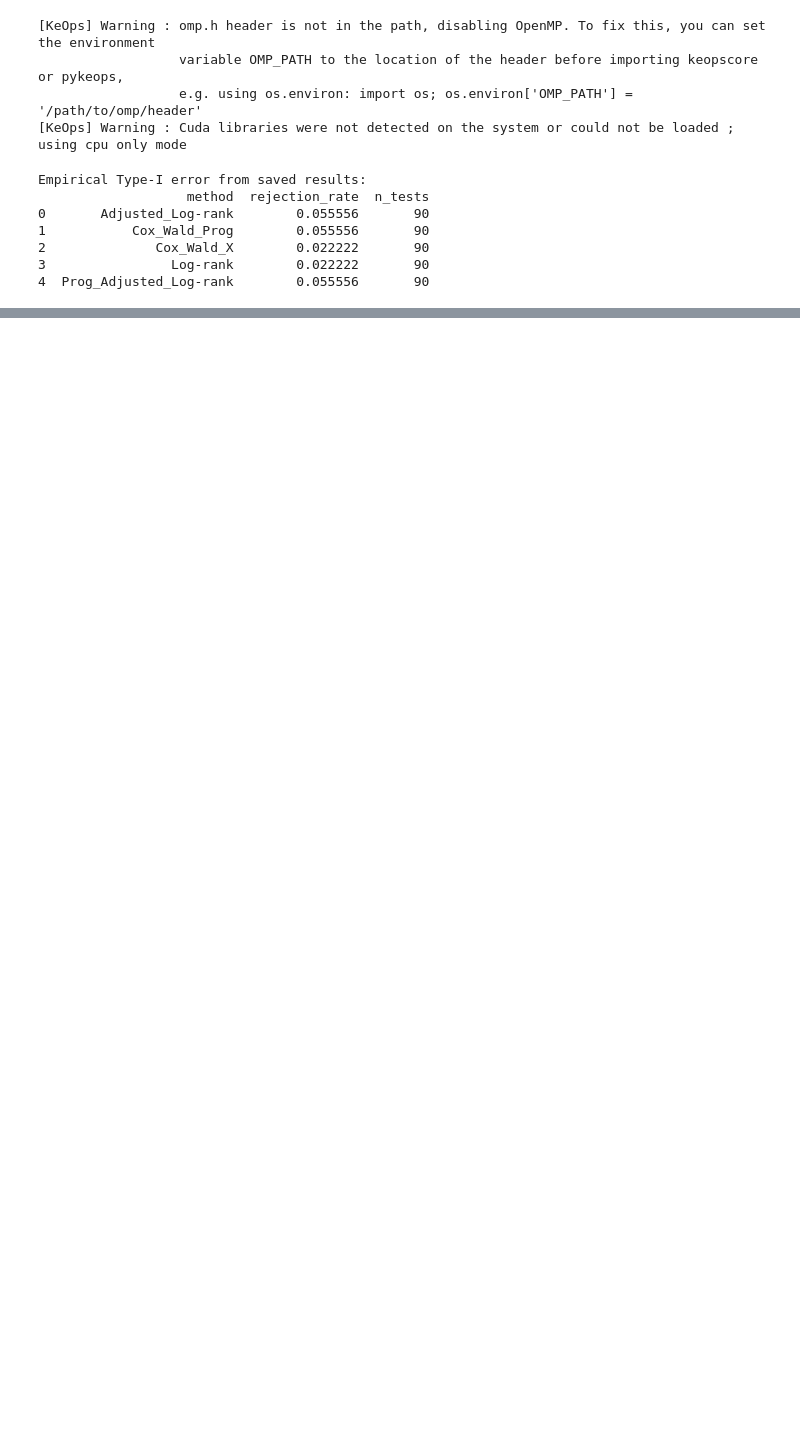
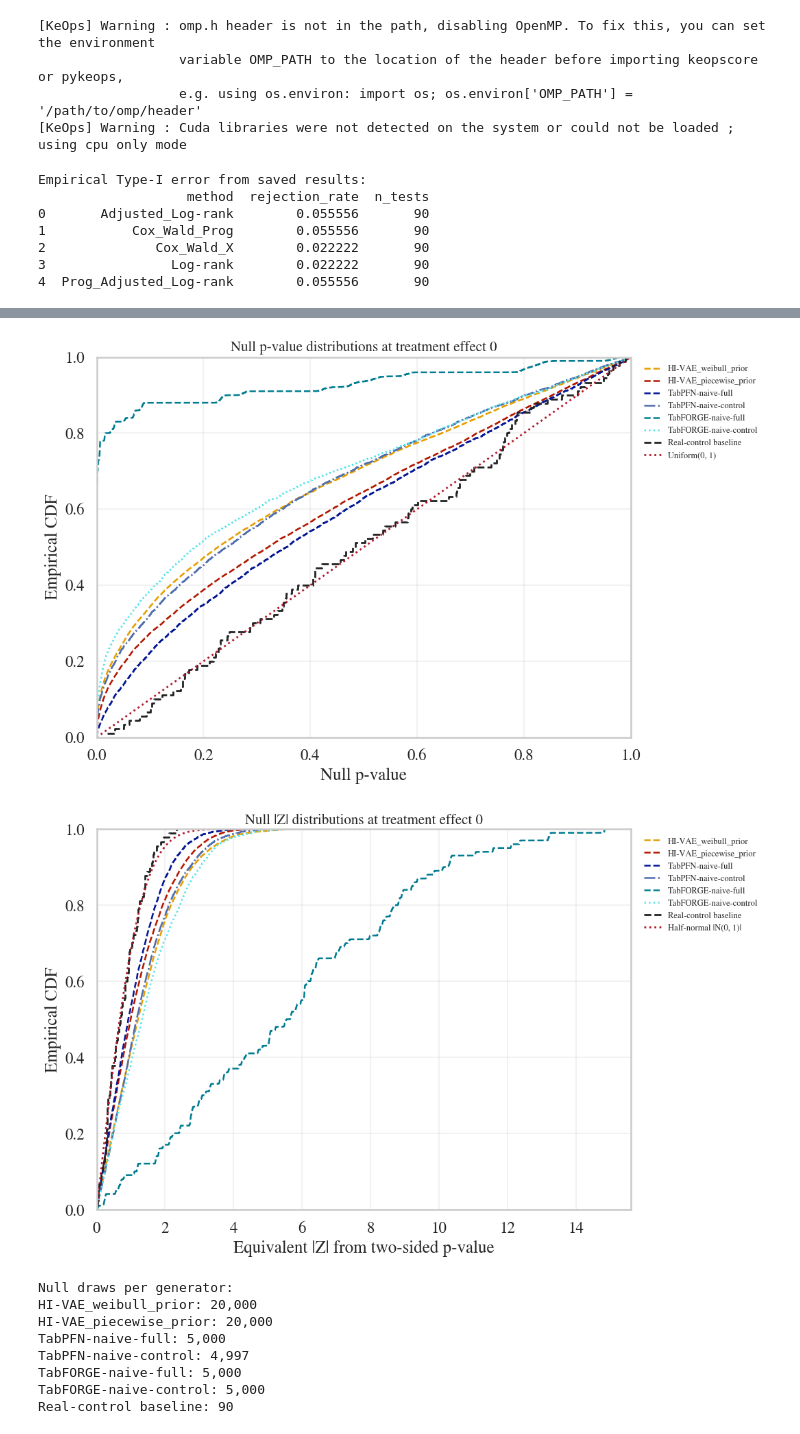
Before and after one commit to aguilloux/survgen-clinical-trials, a Jupyter notebook: tutorials/tutorial_simulation_PROCOVA_nMC100_N3000.ipynb, the cells around one changed output, grey strips where cells are left out. Drawn from its saved outputs; the diff is of its cells as text; code cells hidden in the pictures; blank space fills up the shorter version.

```diff
--- a/tutorials/tutorial_simulation_PROCOVA_nMC100_N3000.ipynb
+++ b/tutorials/tutorial_simulation_PROCOVA_nMC100_N3000.ipynb
@@ -519,7 +519,7 @@ calibration_cutoffs = (
     .reset_index()
 )
 
-calibrated_fig, calibrated_axes = plt.subplots(1, len(selection_panels), figsize=(7 * len(selection_panels), 5.8), sharey=True)
+calibrated_fig, calibrated_axes = plt.subplots(1, len(selection_panels), figsize=(9 * len(selection_panels), 7.8), sharey=True)
 for ax_cal, (panel, _, _) in zip(calibrated_axes, selection_panels):
     panel_power = calibrated_power[calibrated_power["panel"] == panel]
     logrank_cutoff = calibration_cutoffs.loc[(calibration_cutoffs["panel"] == panel) & (calibration_cutoffs["Learner"] == "Log-rank"), "cutoff"].iloc[0]
@@ -616,7 +616,8 @@ null_generators = [
     "Surv-VAE",
     "TabPFN-naive-full",
     "TabPFN-naive-control",
-    "TabFORGE-naive",
+    "TabFORGE-naive-full",
+    "TabFORGE-naive-control",
 ]
 null_data = {}
 
@@ -689,33 +690,44 @@ for generator in null_generators:
     )
 
 if len(baseline_p):
     baseline_abs_z = np.sort(absolute_z_from_log_pvalues(-np.log(baseline_p)))
     baseline_ecdf = np.arange(1, len(baseline_abs_z) + 1) / len(baseline_abs_z)
     ax_z.step(
         baseline_abs_z, baseline_ecdf, where="post",
         color="#222222", linestyle="--", linewidth=2,
         label="Real-control baseline",
     )
 z_grid = np.linspace(0, 8, 500)
 ax_z.plot(
     z_grid, 2 * norm.cdf(z_grid) - 1,
     color="#B2182B", linestyle=":", linewidth=2,
     label="Half-normal |N(0, 1)|",
 )
 ax_z.set_title("Null |Z| distributions at treatment effect 0", fontsize=15)
 ax_z.set_xlabel("Equivalent |Z| from two-sided p-value")
 ax_z.set_ylabel("Empirical CDF")
 ax_z.set_xlim(left=0)
 ax_z.set_ylim(0, 1)
 ax_z.grid(True, alpha=0.25)
 ax_z.legend(loc="upper left", bbox_to_anchor=(1.01, 1), frameon=False, fontsize=9)
 fig_z.tight_layout()
 plt.show()
 
 print("Null draws per generator:")
 for generator, values in null_data.items():
     print(f"{generator}: {len(values):,}")
 print(f"Real-control baseline: {len(baseline_p):,}")
+# %% [output]
+[figure, added]
+[figure, added]
+Null draws per generator:
+HI-VAE_weibull_prior: 20,000
+HI-VAE_piecewise_prior: 20,000
+TabPFN-naive-full: 5,000
+TabPFN-naive-control: 4,997
+TabFORGE-naive-full: 5,000
+TabFORGE-naive-control: 5,000
+Real-control baseline: 90
 # %%
 # Assess whether each generator's null |Z| distribution is explained by a
 # half-normal scale inflation. Bootstrap MC seeds as clusters, not individual draws.
```
Also changed, not shown: parts of 5 cells of this notebook, 4 other files.
